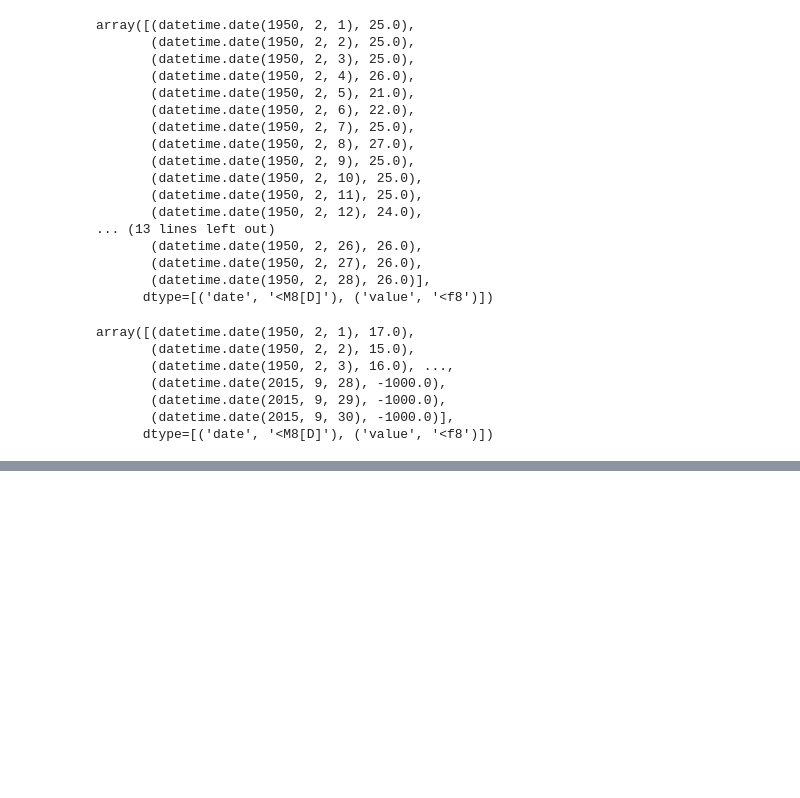
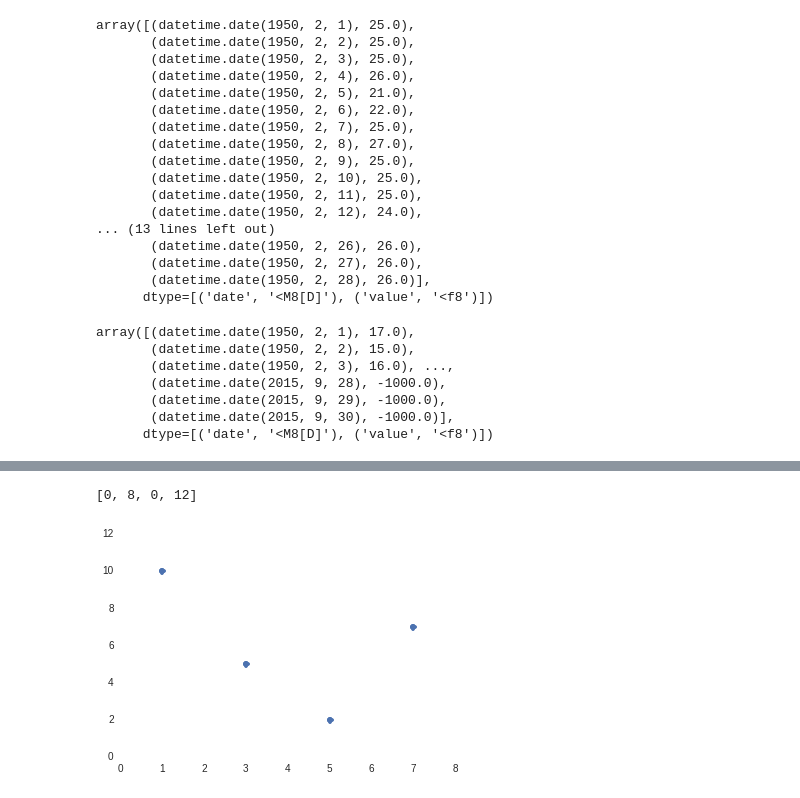
Before and after one commit to kwarodom/NumPyPanda, a Jupyter notebook: Ch5/05_04/05_04_missing_begin.ipynb, the cells around one changed output, grey strips where cells are left out. Drawn from its saved outputs; the diff is of its cells as text; code cells hidden in the pictures; blank space fills up the shorter version.

```diff
--- a/Ch5/05_04/05_04_missing_begin.ipynb
+++ b/Ch5/05_04/05_04_missing_begin.ipynb
@@ -159,0 +188,10 @@ array([(datetime.date(1950, 2, 1), 17.0),
+# %%
+x = np.array([1,3,5,7],'d')
+y = np.array([10,5,2,7],'d')
+
+pp.plot(x,y,'o')
+
+pp.axis([0,8,0,12])
+# %% [output]
+[0, 8, 0, 12]
+[figure, added]
```
Also changed, not shown: parts of 14 cells of this notebook.
